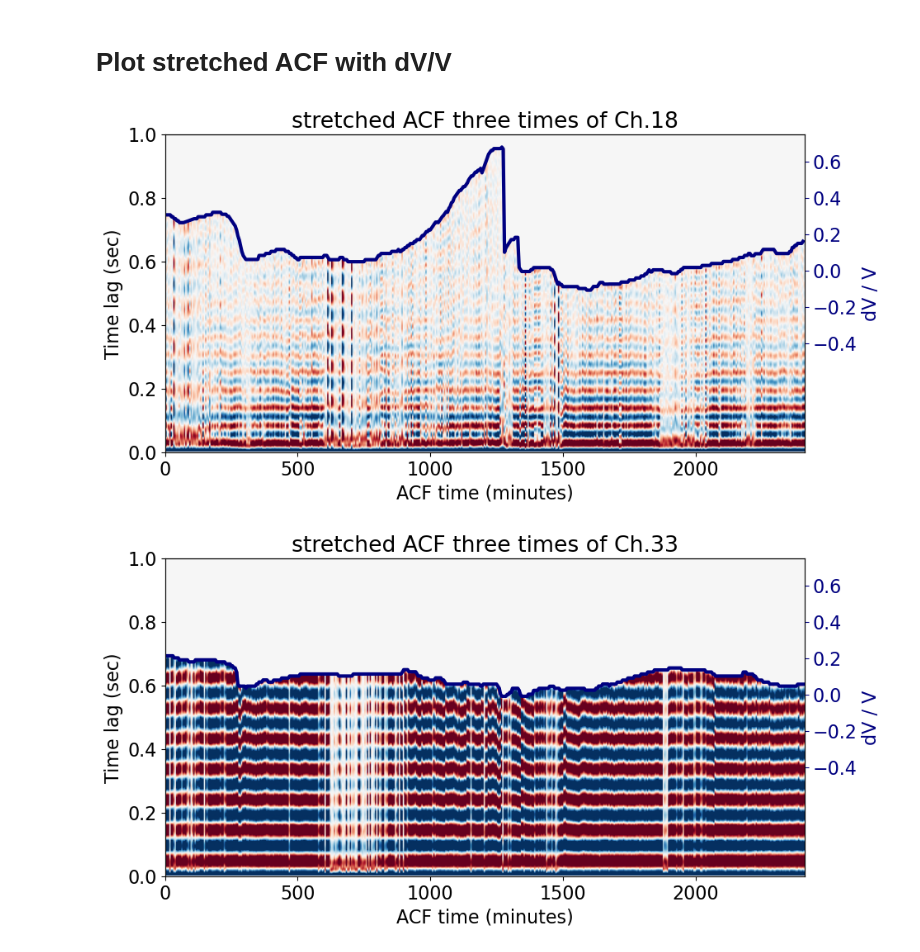
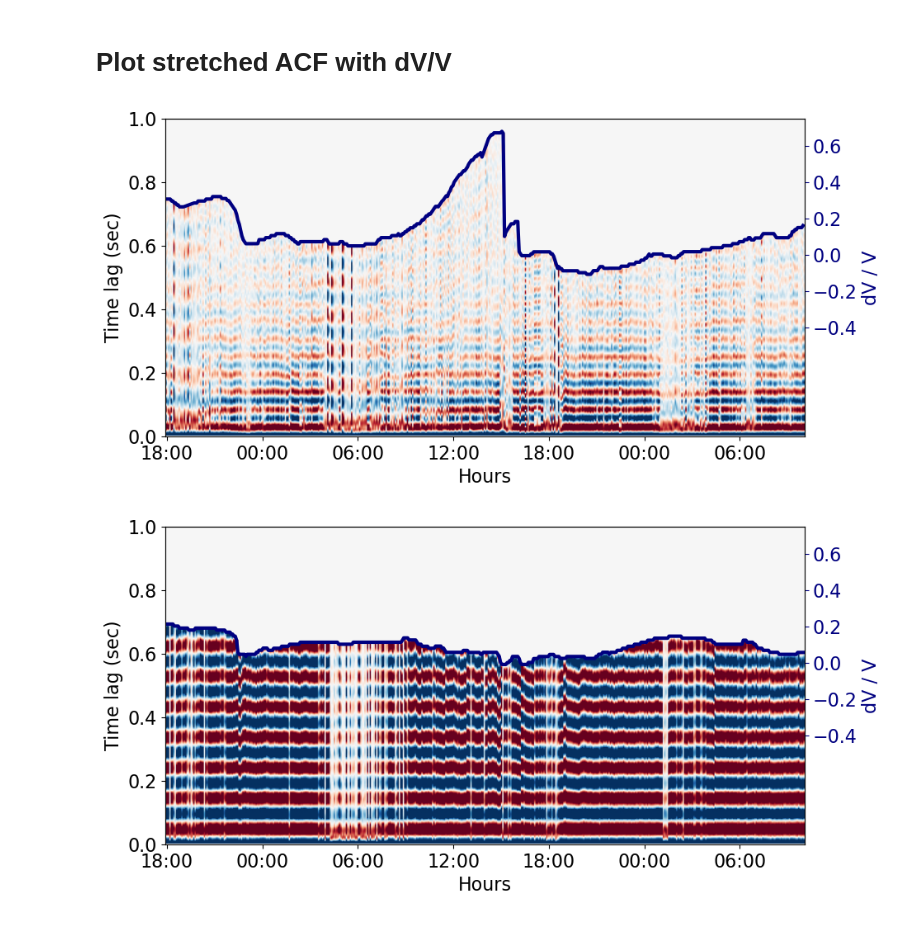
Before and after one commit to Denolle-Lab/FarmDAS, a Jupyter notebook: dvv_and_model/Fig1_farm.ipynb, the cells around one changed output. Drawn from its saved outputs; the diff is of its cells as text; code cells hidden in the pictures.

```diff
--- a/dvv_and_model/Fig1_farm.ipynb
+++ b/dvv_and_model/Fig1_farm.ipynb
@@ -140,28 +120,40 @@ ax3.set_ylim(0, 1)
 # %% [markdown]
 # Plot stretched ACF with dV/V
+# %%
+from das_util import *
+
+with h5py.File(os.path.join(data_dir, 'integrated_psd.hdf5'), 'r') as f:
+    file_list = f['file_list'][:]
+acqu_time = np.array([get_tstamp(i) for i in file_list.astype('U')])
+
+xax=np.arange(7, 2408, 360)
+tax=acqu_time[7:2408:360]
+hrax=[dt.strftime('%H:00') for dt in tax]
 # %%
 plt.figure(figsize=(10, 5))
 
 plt.imshow(corr_all_time_stretched3_ch18.T, aspect='auto', vmin=-0.3, vmax=0.3, cmap='RdBu', origin='lower', extent=[0, 482*5, 0, 500/samp_freq], interpolation=None)
-plt.xlabel("ACF time (minutes)", fontsize = 16)
+plt.xlabel("Hours", fontsize = 16)
 plt.ylabel("Time lag (sec)", fontsize = 16)
-plt.title('stretched ACF three times of Ch.18')
+# plt.title('stretched ACF three times of Ch.18')
+plt.xticks(xax, hrax)
 twinx = plt.gca().twinx()
 twinx.plot(np.arange(482)*5, deratio_dvv[18], color='navy', lw=3)
 twinx.set_ylim(-1, 0.75)
 twinx.set_yticks(np.arange(-0.4, 0.7, 0.2))
 twinx.tick_params(axis='y', colors='navy')
 twinx.set_ylabel('dV / V', color='navy')
 plt.savefig(os.path.join(fig_dir, 'stretched_acf_3times_ch18'+'.pdf'), dpi=300)
 # %% [output]
-[figure, old version]
+[figure, new version]
 # %%
 plt.figure(figsize=(10, 5))
 
 plt.imshow(corr_all_time_stretched3_ch33.T, aspect='auto', vmin=-0.3, vmax=0.3, cmap='RdBu', origin='lower', extent=[0, 482*5, 0, 500/samp_freq], interpolation=None)
-plt.xlabel("ACF time (minutes)", fontsize = 16)
+plt.xlabel("Hours", fontsize = 16)
 plt.ylabel("Time lag (sec)", fontsize = 16)
-plt.title('stretched ACF three times of Ch.33')
+# plt.title('stretched ACF three times of Ch.33')
+plt.xticks(xax, hrax)
 twinx = plt.gca().twinx()
 twinx.plot(np.arange(482)*5, deratio_dvv[33], color='navy', lw=3)
 twinx.set_ylim(-1, 0.75)
@@ -170,7 +162,7 @@ twinx.tick_params(axis='y', colors='navy')
 twinx.set_ylabel('dV / V', color='navy')
 plt.savefig(os.path.join(fig_dir, 'stretched_acf_3times_ch33'+'.pdf'), dpi=300)
 # %% [output]
-[figure, old version]
+[figure, new version]
 # %%
 plt.figure(figsize=(10, 5))
 
```
Also changed, not shown: parts of 14 cells of this notebook, 6 other files.
